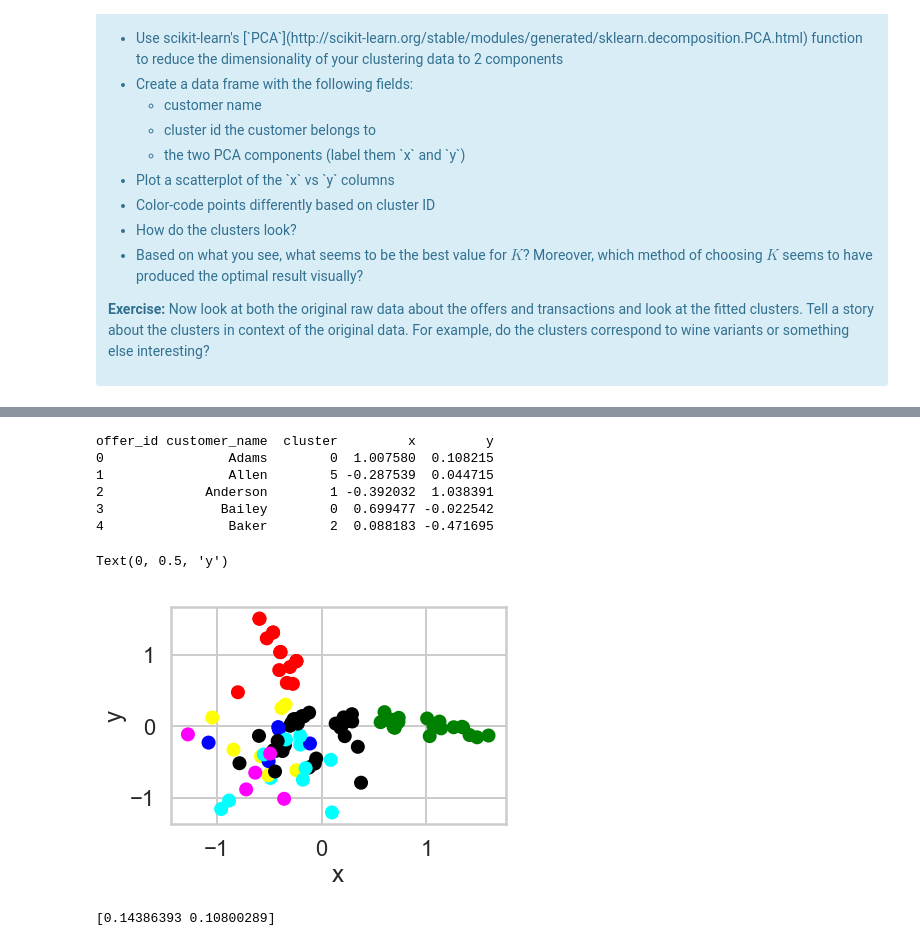
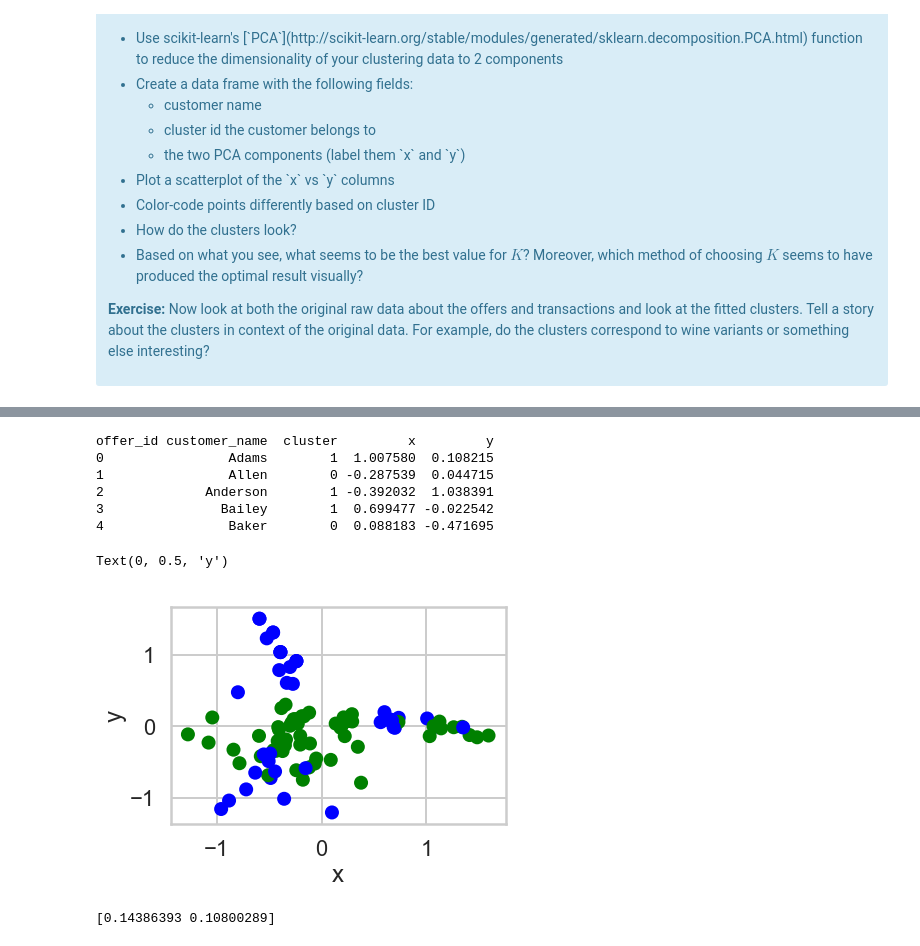
Before and after one commit to stevesong1121/Springboard-Course-Clustering-Algorithms, a Jupyter notebook: clustering/Mini_Project_Clustering.ipynb, the cells around one changed output, grey strips where cells are left out. Saved outputs shown, nothing was run; the diff lists cells and outputs as text; code cells hidden in the pictures.

```diff
--- a/clustering/Mini_Project_Clustering.ipynb
+++ b/clustering/Mini_Project_Clustering.ipynb
@@ -317,33 +341,33 @@ df_matrix_1 = df_matrix.reset_index()
 # %%
+# the previous submission
 #your turn
 # using the optimal K value found from silhouette score, we set it sd 7
 from sklearn.decomposition import PCA
 from sklearn.cluster import KMeans
-clustering = KMeans(n_clusters=7,random_state=0)
+clustering = KMeans(n_clusters=2,random_state=0)
 df_matrix_1['cluster'] = clustering.fit_predict(df_matrix_1.iloc[:,1:])
 pca = PCA(n_components = 2)
 df_matrix_1['x'] = pca.fit_transform(df_matrix_1.iloc[:,1:33])[:,0]
 df_matrix_1['y'] = pca.fit_transform(df_matrix_1.iloc[:,1:33])[:,1]
 print(df_matrix_1[['customer_name','cluster','x','y']].head())
+
+# This scatter plot looks good. When we visualize all the data points in 2 - dimension space,  we saw some overlaps.
+# I also checked the total explained variance of these two components, it is only 24% explained.
+import matplotlib
+colors = ['green', 'red', 'cyan', 'magenta', 'yellow', 'black' ,'blue']
+plt.scatter(df_matrix_1['x'],df_matrix_1['y'], c=df_matrix_1['cluster'],
+            cmap=matplotlib.colors.ListedColormap(colors))
+plt.xlabel('x')
+plt.ylabel('y')
 # %% [output]
 offer_id customer_name  cluster         x         y
-0                Adams        0  1.007580  0.108215
-1                Allen        5 -0.287539  0.044715
+0                Adams        1  1.007580  0.108215
+1                Allen        0 -0.287539  0.044715
 2             Anderson        1 -0.392032  1.038391
-3               Bailey        0  0.699477 -0.022542
-4                Baker        2  0.088183 -0.471695
+3               Bailey        1  0.699477 -0.022542
+4                Baker        0  0.088183 -0.471695
+Text(0, 0.5, 'y')
+[figure, added]
-# %%
-# This scatter plot looks good. When we visualize all the data points in 2 - dimension space,  we saw some overlaps.
-# I also checked the total explained variance of these two components, it is only 24% explained.
-import matplotlib
-colors = ['green', 'red', 'cyan', 'magenta', 'yellow', 'black' ,'blue']
-plt.scatter(df_matrix_1['x'],df_matrix_1['y'], c=df_matrix_1['cluster'],
-            cmap=matplotlib.colors.ListedColormap(colors))
-plt.xlabel('x')
-plt.ylabel('y')
-# %% [output]
-Text(0, 0.5, 'y')
-[figure, removed]
 # %%
 print(pca.explained_variance_ratio_)
 # %% [output]
```
Also changed, not shown: parts of 5 cells of this notebook.
